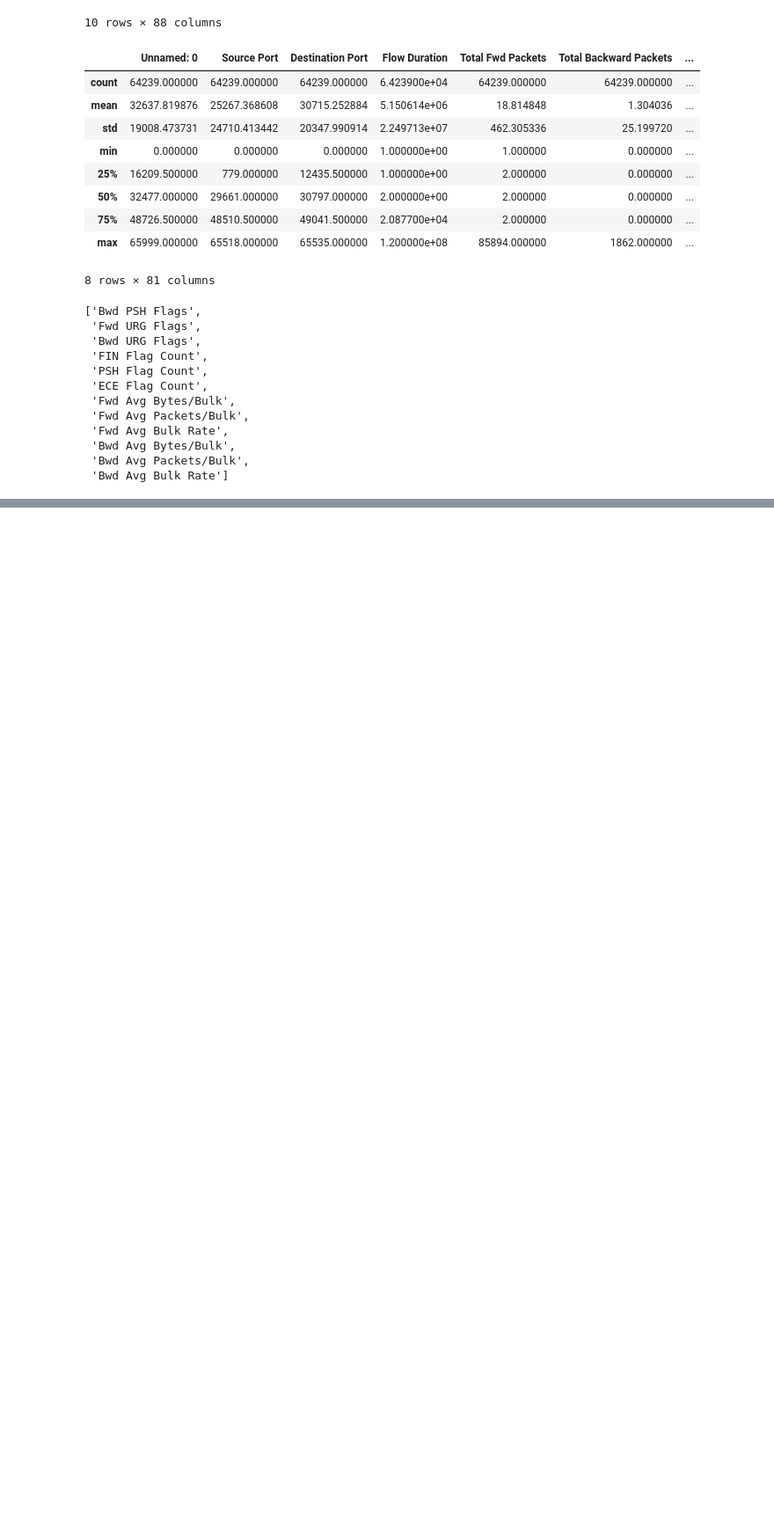
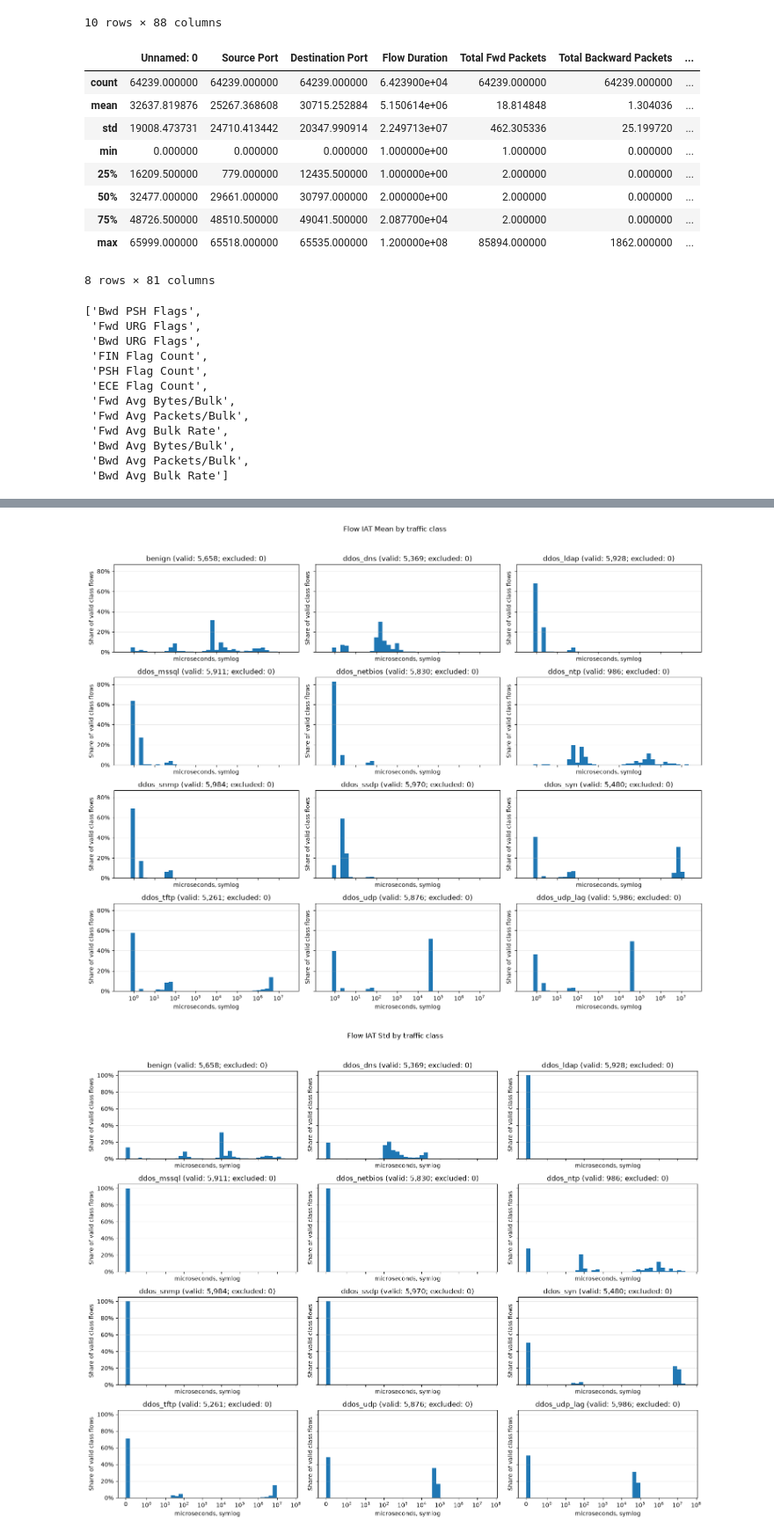
Before and after one commit to terrons-poli/ml, a Jupyter notebook: main.ipynb, the cells around one changed output, grey strips where cells are left out. Shown at 88% size. Saved outputs shown, nothing was run; the diff lists cells and outputs as text; code cells hidden in the pictures; blank space fills up the shorter version.

Commit message:
feat: explore flow duration, inter-arrival times, and rates

```diff
--- a/main.ipynb
+++ b/main.ipynb
@@ -268,3 +71,0 @@ This exploratory fit uses the full dataset. For predictive modeling, split first
-# %%
-analysis = exploration.fit_pca(df_uncorrelated)
-exploration.plot_explained_variance(analysis)
@@ -375,0 +78,5 @@ exploration.plot_pc1_histogram(analysis)
+# %%
+df_timing = df_stripped.loc[
+    :, [*exploration.TIMING_FEATURES, "Source Port", "Destination Port", "label"]
+].copy()
+df_timing.head()
@@ -375,0 +122,5 @@ exploration.plot_pc1_histogram(analysis)
+# %%
+exploration.plot_flow_iat_histograms(df_timing)
+# %% [output]
+[figure, added]
+[figure, added]
```
Also changed, not shown: parts of 59 cells of this notebook, 1 other file.
